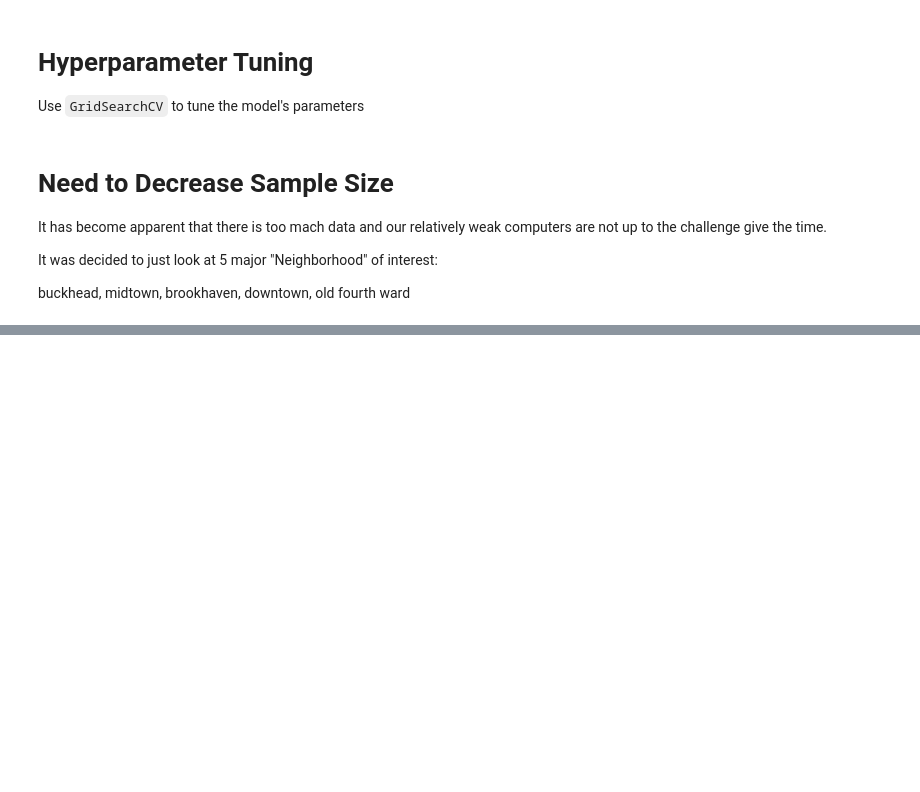
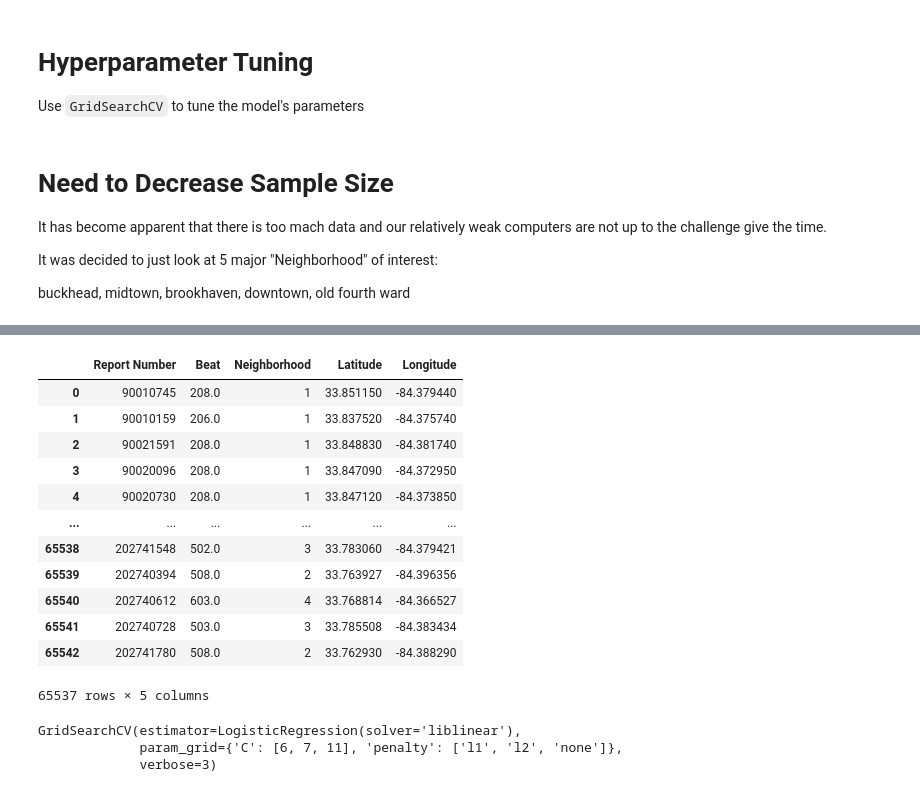
Before and after one commit to nahidfarzad8751/project_3, a Jupyter notebook: final_project_dcc/work_book_dcc.ipynb, the cells around one changed output, grey strips where cells are left out. Drawn from its saved outputs; the diff is of its cells as text; code cells hidden in the pictures; blank space fills up the shorter version.

```diff
--- a/final_project_dcc/work_book_dcc.ipynb
+++ b/final_project_dcc/work_book_dcc.ipynb
@@ -352,0 +207,15 @@ Model.predict(X_test_scaled)
+# %%
+df = df.drop(columns=['Apartment Office Prefix',
+                      'Report Date',
+                      'Occur Date',
+                      'Occur Time',
+                      'Possible Time',
+                      'Apartment Number',
+                      'Location',
+                      'Shift Occurence',
+                      'NPU',
+                      'Possible Date',
+                      'IBR Code',
+                      'Location Type',
+                     ])
+df.head(1)
@@ -352,0 +242,26 @@ Model.predict(X_test_scaled)
+# %%
+from sklearn.model_selection import train_test_split
+from sklearn.preprocessing import OneHotEncoder
+from sklearn.compose import ColumnTransformer
+y = df["UCR Literal"]
+X = df.drop(columns=["UCR Literal"])
+
+from sklearn.preprocessing import LabelEncoder
+le = LabelEncoder()
+X['Neighborhood']= le.fit_transform(X['Neighborhood'])
+# %%
+X
+# %% [output]
+|  | Report Number | Beat | Neighborhood | Latitude | Longitude |
+| 0 | 90010745 | 208.0 | 1 | 33.851150 | -84.379440 |
+| 1 | 90010159 | 206.0 | 1 | 33.837520 | -84.375740 |
+| 2 | 90021591 | 208.0 | 1 | 33.848830 | -84.381740 |
+| 3 | 90020096 | 208.0 | 1 | 33.847090 | -84.372950 |
+| 4 | 90020730 | 208.0 | 1 | 33.847120 | -84.373850 |
+| ... | ... | ... | ... | ... | ... |
+| 65538 | 202741548 | 502.0 | 3 | 33.783060 | -84.379421 |
+| 65539 | 202740394 | 508.0 | 2 | 33.763927 | -84.396356 |
+| 65540 | 202740612 | 603.0 | 4 | 33.768814 | -84.366527 |
+| 65541 | 202740728 | 503.0 | 3 | 33.785508 | -84.383434 |
+| 65542 | 202741780 | 508.0 | 2 | 33.762930 | -84.388290 |
+65537 rows × 5 columns
@@ -352,0 +279,14 @@ Model.predict(X_test_scaled)
+# %%
+from sklearn.linear_model import LogisticRegression
+from sklearn.model_selection import GridSearchCV
+# Cfloat, default=1.0 Inverse of regularization strength; must be a positive float. Like in support vector machines, smaller values specify stronger regularization.
+# penalty{‘l1’, ‘l2’, ‘elasticnet’, ‘none’}, default=’l2’
+param_grid = {'C': [6,7,11],
+              'penalty': ["l1", "l2", "none"]}
+Model = LogisticRegression(solver='liblinear')
+grid = GridSearchCV(Model, param_grid, verbose=3)
+grid
+# %% [output]
+GridSearchCV(estimator=LogisticRegression(solver='liblinear'),
+             param_grid={'C': [6, 7, 11], 'penalty': ['l1', 'l2', 'none']},
+             verbose=3)
```
Also changed, not shown: parts of 27 cells of this notebook.
